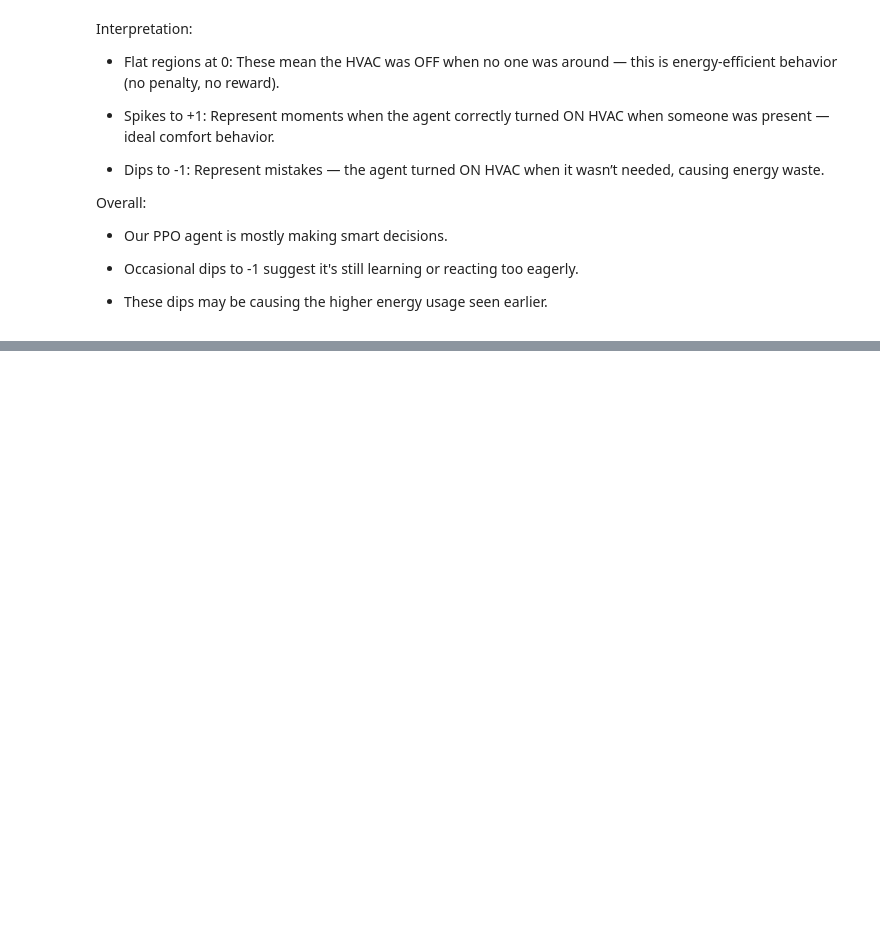
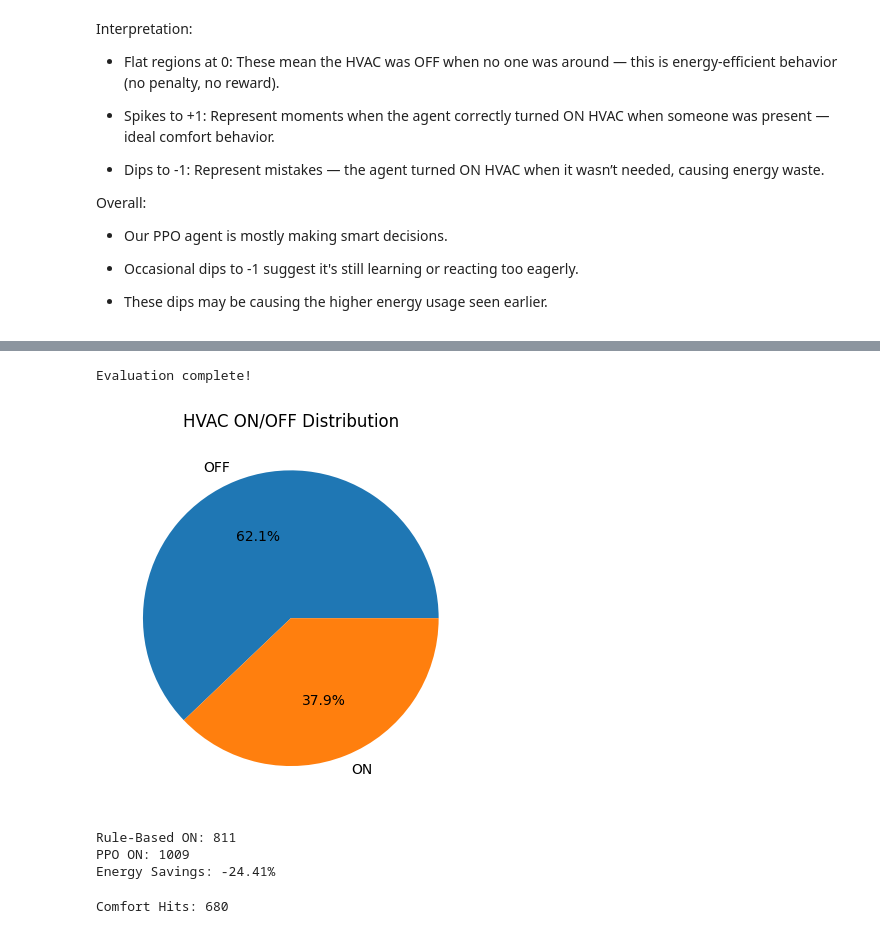
Before and after one commit to prashansarathod/CSCN8020_RI, a Jupyter notebook: occupacy/1.ipynb, the cells around one changed output, grey strips where cells are left out. Drawn from its saved outputs; the diff is of its cells as text; code cells hidden in the pictures; blank space fills up the shorter version.

```diff
--- a/occupacy/1.ipynb
+++ b/occupacy/1.ipynb
@@ -634,0 +688,2 @@ Great question! Here's a clear explanation of what both plots mean in the contex
+# %%
+model.learn(total_timesteps=25000)
@@ -634,0 +709,57 @@ Great question! Here's a clear explanation of what both plots mean in the contex
+# %%
+import pandas as pd
+import matplotlib.pyplot as plt
+import seaborn as sns
+
+obs, _ = env.reset()
+done = False
+log = []
+
+while not done:
+    action, _ = model.predict(obs)
+    obs, reward, done, _, info = env.step(action)
+    log.append([action, reward, obs[-1]])  # assuming occupancy is the last feature
+
+
+# Save to CSV
+import pandas as pd
+df = pd.DataFrame(log, columns=['Action', 'Reward', 'Occupancy'])
+df.to_csv("ppo_results.csv", index=False)
+
+done = terminated or truncated
+print("Evaluation complete!")
+# %% [output]
+Evaluation complete!
+# %%
+import pandas as pd
+import matplotlib.pyplot as plt
+import seaborn as sns
+import matplotlib.dates as mdates
+
+
+labels = ['OFF', 'ON']
+sizes = [len(df[df['Action'] == 0]), len(df[df['Action'] == 1])]
+plt.pie(sizes, labels=labels, autopct='%1.1f%%')
+plt.title("HVAC ON/OFF Distribution")
+plt.show()
+# %% [output]
+[figure, added]
+# %%
+# Rule-based: HVAC ON if occupancy == 1
+rule_on = df[df['Occupancy'] > 0.5].shape[0]
+ppo_on = df[df['Action'] == 1].shape[0]
+
+print("Rule-Based ON:", rule_on)
+print("PPO ON:", ppo_on)
+# Calculate energy savings
+energy_savings = (rule_on - ppo_on) / rule_on * 100 if rule_on > 0 else 0
+print(f"Energy Savings: {energy_savings:.2f}%")
+# %% [output]
+Rule-Based ON: 811
+PPO ON: 1009
+Energy Savings: -24.41%
+# %%
+df["Comfort_Hit"] = ((df["Action"] == 1) & (df["Occupancy"] > 0.5)).astype(int)
+print("Comfort Hits:", df["Comfort_Hit"].sum())
+# %% [output]
+Comfort Hits: 680
```
Also changed, not shown: parts of 17 cells of this notebook.
